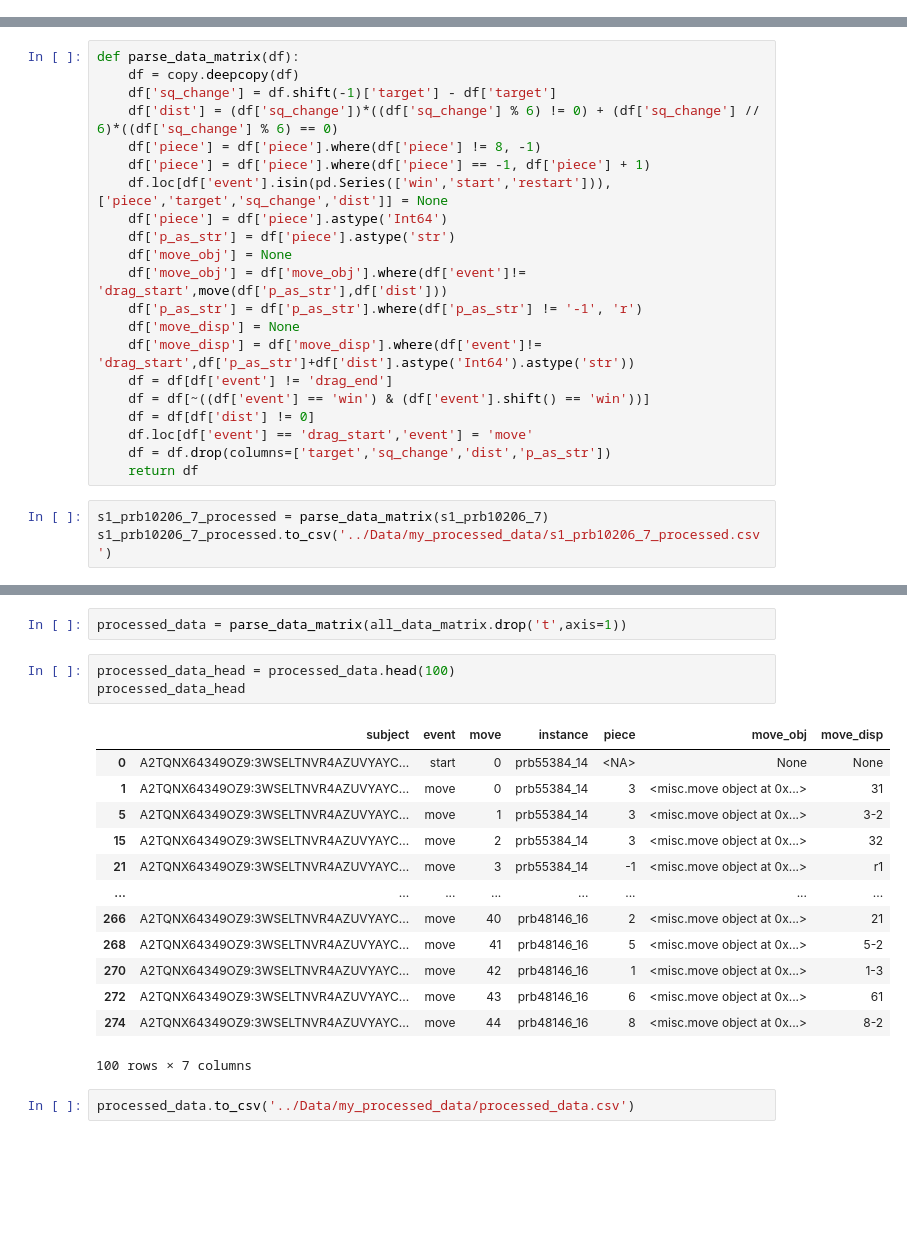
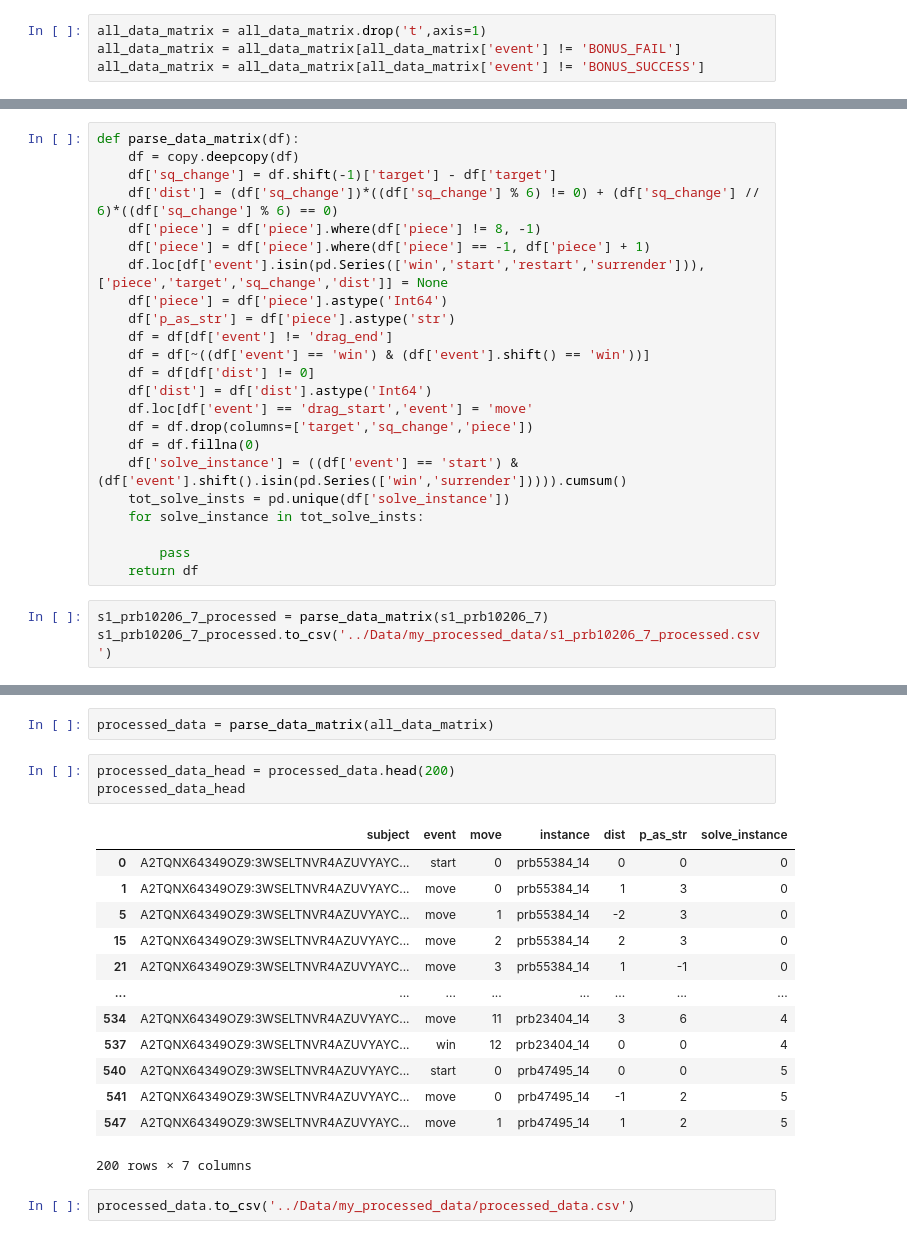
Before and after one commit to AlbertLiangca/ANDOR-Trees-replication, a Jupyter notebook: Models/participant_data.ipynb, the cells around one changed output, grey strips where cells are left out. Cells and saved outputs as stored; diff of their text form; blank space fills up the shorter version.

```diff
--- a/Models/participant_data.ipynb
+++ b/Models/participant_data.ipynb
@@ -22,0 +22,4 @@ subject_1 = all_data_matrix[all_data_matrix['subject']=='A2TQNX64349OZ9:3WSELTNV
+# %%
+all_data_matrix = all_data_matrix.drop('t',axis=1)
+all_data_matrix = all_data_matrix[all_data_matrix['event'] != 'BONUS_FAIL']
+all_data_matrix = all_data_matrix[all_data_matrix['event'] != 'BONUS_SUCCESS']
@@ -56,19 +50,21 @@ def parse_data_matrix(df):
     df['dist'] = (df['sq_change'])*((df['sq_change'] % 6) != 0) + (df['sq_change'] // 6)*((df['sq_change'] % 6) == 0)
     df['piece'] = df['piece'].where(df['piece'] != 8, -1)
     df['piece'] = df['piece'].where(df['piece'] == -1, df['piece'] + 1)
-    df.loc[df['event'].isin(pd.Series(['win','start','restart'])), ['piece','target','sq_change','dist']] = None
+    df.loc[df['event'].isin(pd.Series(['win','start','restart','surrender'])), ['piece','target','sq_change','dist']] = None
     df['piece'] = df['piece'].astype('Int64')
     df['p_as_str'] = df['piece'].astype('str')
-    df['move_obj'] = None
-    df['move_obj'] = df['move_obj'].where(df['event']!= 'drag_start',move(df['p_as_str'],df['dist']))
-    df['p_as_str'] = df['p_as_str'].where(df['p_as_str'] != '-1', 'r')
-    df['move_disp'] = None
-    df['move_disp'] = df['move_disp'].where(df['event']!= 'drag_start',df['p_as_str']+df['dist'].astype('Int64').astype('str'))
     df = df[df['event'] != 'drag_end']
     df = df[~((df['event'] == 'win') & (df['event'].shift() == 'win'))]
     df = df[df['dist'] != 0]
+    df['dist'] = df['dist'].astype('Int64')
     df.loc[df['event'] == 'drag_start','event'] = 'move'
-    df = df.drop(columns=['target','sq_change','dist','p_as_str'])
+    df = df.drop(columns=['target','sq_change','piece'])
+    df = df.fillna(0)
+    df['solve_instance'] = ((df['event'] == 'start') & (df['event'].shift().isin(pd.Series(['win','surrender'])))).cumsum()
+    tot_solve_insts = pd.unique(df['solve_instance'])
+    for solve_instance in tot_solve_insts:
+
+        pass
     return df
 # %%
 s1_prb10206_7_processed = parse_data_matrix(s1_prb10206_7)
@@ -76,21 +124,21 @@ s1_prb10206_7_processed.to_csv('../Data/my_processed_data/s1_prb10206_7_processe
 # %%
-processed_data = parse_data_matrix(all_data_matrix.drop('t',axis=1))
+processed_data = parse_data_matrix(all_data_matrix)
 # %%
-processed_data_head = processed_data.head(100)
+processed_data_head = processed_data.head(200)
 processed_data_head
 # %% [output]
-|  | subject | event | move | instance | piece | move_obj | move_disp |
-| 0 | A2TQNX64349OZ9:3WSELTNVR4AZUVYAYC... | start | 0 | prb55384_14 | <NA> | None | None |
-| 1 | A2TQNX64349OZ9:3WSELTNVR4AZUVYAYC... | move | 0 | prb55384_14 | 3 | <misc.move object at 0x...> | 31 |
-| 5 | A2TQNX64349OZ9:3WSELTNVR4AZUVYAYC... | move | 1 | prb55384_14 | 3 | <misc.move object at 0x...> | 3-2 |
-| 15 | A2TQNX64349OZ9:3WSELTNVR4AZUVYAYC... | move | 2 | prb55384_14 | 3 | <misc.move object at 0x...> | 32 |
-| 21 | A2TQNX64349OZ9:3WSELTNVR4AZUVYAYC... | move | 3 | prb55384_14 | -1 | <misc.move object at 0x...> | r1 |
+|  | subject | event | move | instance | dist | p_as_str | solve_instance |
+| 0 | A2TQNX64349OZ9:3WSELTNVR4AZUVYAYC... | start | 0 | prb55384_14 | 0 | 0 | 0 |
+| 1 | A2TQNX64349OZ9:3WSELTNVR4AZUVYAYC... | move | 0 | prb55384_14 | 1 | 3 | 0 |
+| 5 | A2TQNX64349OZ9:3WSELTNVR4AZUVYAYC... | move | 1 | prb55384_14 | -2 | 3 | 0 |
+| 15 | A2TQNX64349OZ9:3WSELTNVR4AZUVYAYC... | move | 2 | prb55384_14 | 2 | 3 | 0 |
+| 21 | A2TQNX64349OZ9:3WSELTNVR4AZUVYAYC... | move | 3 | prb55384_14 | 1 | -1 | 0 |
 | ... | ... | ... | ... | ... | ... | ... | ... |
-| 266 | A2TQNX64349OZ9:3WSELTNVR4AZUVYAYC... | move | 40 | prb48146_16 | 2 | <misc.move object at 0x...> | 21 |
-| 268 | A2TQNX64349OZ9:3WSELTNVR4AZUVYAYC... | move | 41 | prb48146_16 | 5 | <misc.move object at 0x...> | 5-2 |
-| 270 | A2TQNX64349OZ9:3WSELTNVR4AZUVYAYC... | move | 42 | prb48146_16 | 1 | <misc.move object at 0x...> | 1-3 |
-| 272 | A2TQNX64349OZ9:3WSELTNVR4AZUVYAYC... | move | 43 | prb48146_16 | 6 | <misc.move object at 0x...> | 61 |
-| 274 | A2TQNX64349OZ9:3WSELTNVR4AZUVYAYC... | move | 44 | prb48146_16 | 8 | <misc.move object at 0x...> | 8-2 |
+| 534 | A2TQNX64349OZ9:3WSELTNVR4AZUVYAYC... | move | 11 | prb23404_14 | 3 | 6 | 4 |
+| 537 | A2TQNX64349OZ9:3WSELTNVR4AZUVYAYC... | win | 12 | prb23404_14 | 0 | 0 | 4 |
+| 540 | A2TQNX64349OZ9:3WSELTNVR4AZUVYAYC... | start | 0 | prb47495_14 | 0 | 0 | 5 |
+| 541 | A2TQNX64349OZ9:3WSELTNVR4AZUVYAYC... | move | 0 | prb47495_14 | -1 | 2 | 5 |
+| 547 | A2TQNX64349OZ9:3WSELTNVR4AZUVYAYC... | move | 1 | prb47495_14 | 1 | 2 | 5 |
-100 rows × 7 columns
+200 rows × 7 columns
 # %%
 processed_data.to_csv('../Data/my_processed_data/processed_data.csv')
```
Also changed, not shown: parts of 8 cells of this notebook, 6 other files.
